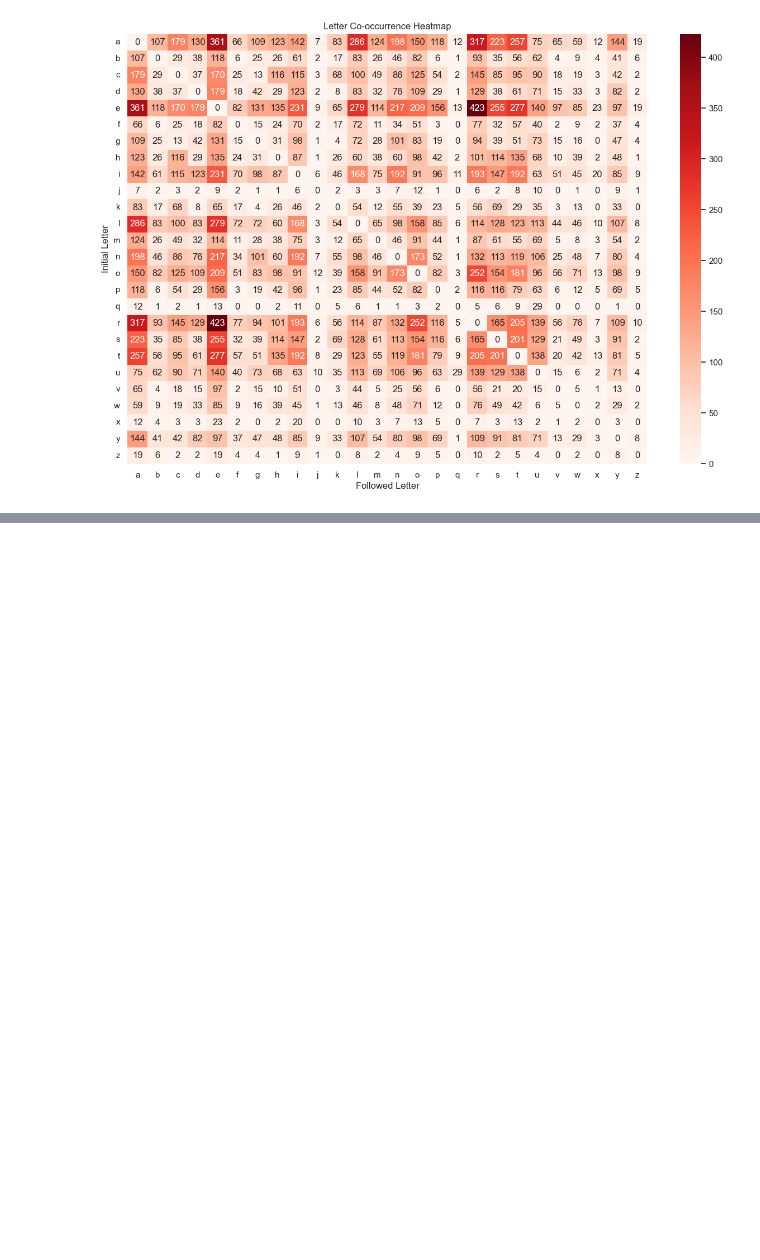
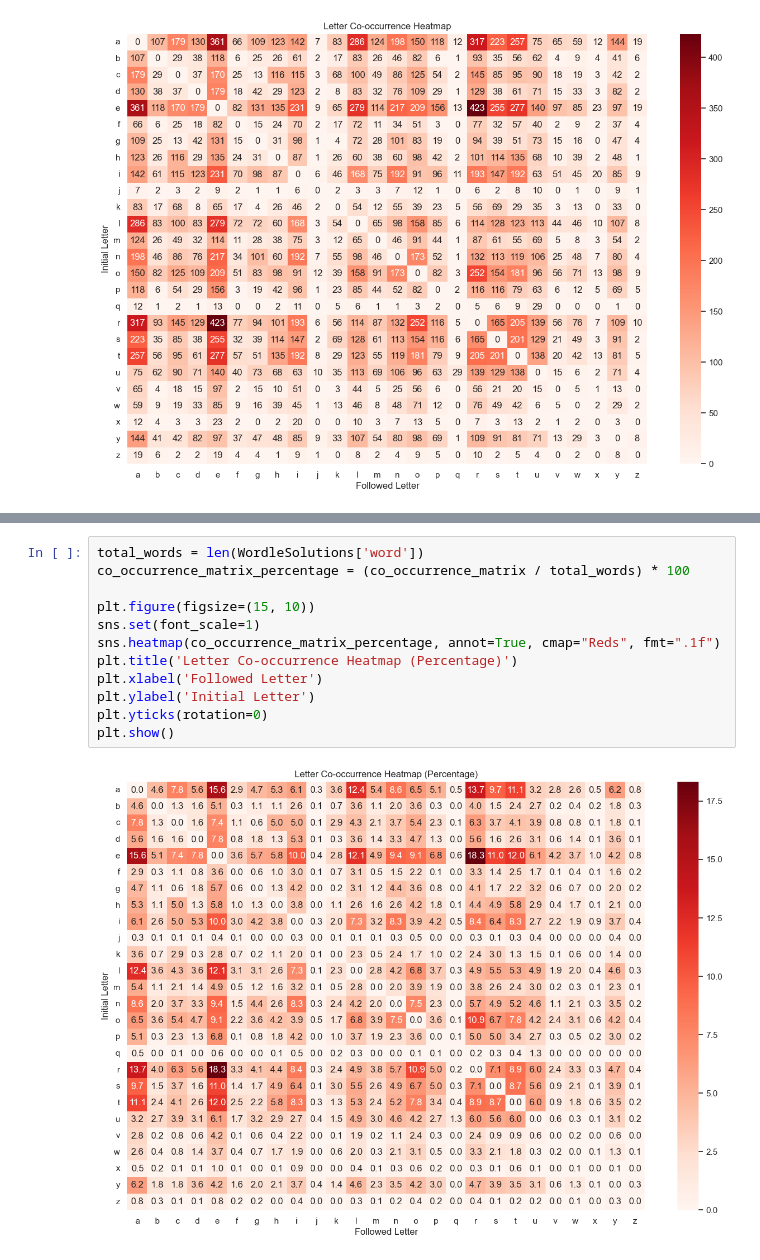
Before and after one commit to Dom17Pham/WordleMe, a Jupyter notebook: WordleAnalysis.ipynb, the cells around one changed output, grey strips where cells are left out. Drawn from its saved outputs; the diff is of its cells as text; blank space fills up the shorter version.

Commit message:
Added analysis of letter co-occurence heatmap and tweak some other text.

```diff
--- a/WordleAnalysis.ipynb
+++ b/WordleAnalysis.ipynb
@@ -236,0 +249,14 @@ plt.show()
+# %%
+total_words = len(WordleSolutions['word'])
+co_occurrence_matrix_percentage = (co_occurrence_matrix / total_words) * 100
+
+plt.figure(figsize=(15, 10))
+sns.set(font_scale=1)
+sns.heatmap(co_occurrence_matrix_percentage, annot=True, cmap="Reds", fmt=".1f")
+plt.title('Letter Co-occurrence Heatmap (Percentage)')
+plt.xlabel('Followed Letter')
+plt.ylabel('Initial Letter')
+plt.yticks(rotation=0)
+plt.show()
+# %% [output]
+[figure, added]
```
Also changed, not shown: parts of 5 cells of this notebook.
